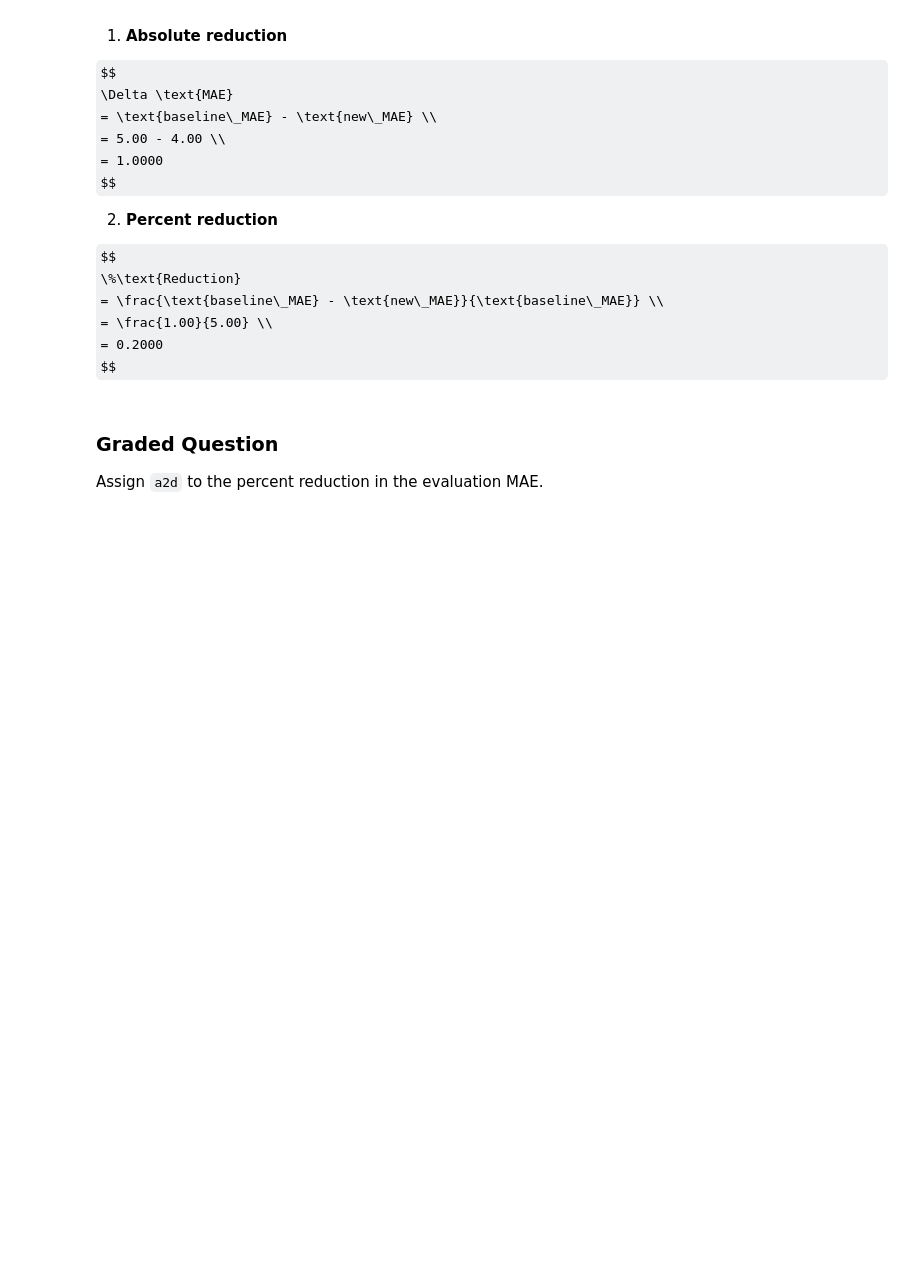
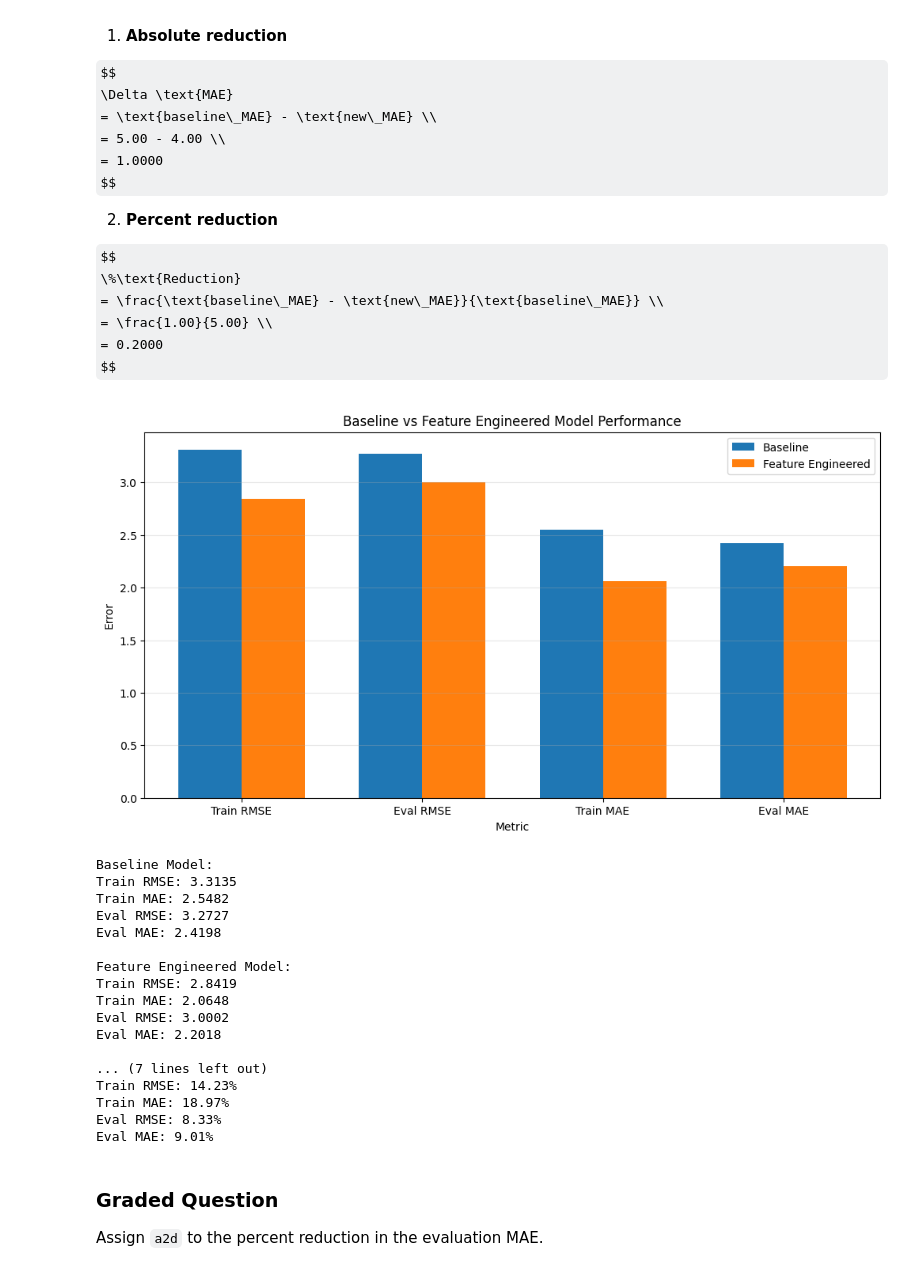
Before and after one commit to nallen35/DX_603_Allen_Noel, a Jupyter notebook: Module-3-Assignments-main/Homework_03.ipynb, the cells around one changed output. Drawn from its saved outputs; the diff is of its cells as text; code cells hidden in the pictures; some formulas as TeX source; blank space fills up the shorter version.

```diff
--- a/Module-3-Assignments-main/Homework_03.ipynb
+++ b/Module-3-Assignments-main/Homework_03.ipynb
@@ -658,6 +791,81 @@ $$
 $$
 # %%
 # Your code here; add as many cells as you need
+
+metrics = ['Train RMSE', 'Eval RMSE', 'Train MAE', 'Eval MAE']
+baseline = [train_rmse_b, eval_rmse_b, train_mae_b, eval_mae_b]
+feature_eng = [train_rmse, eval_rmse, train_mae, eval_mae]
+
+x = np.arange(len(metrics))
+width = 0.35
+
+plt.figure(figsize=(12, 6))
+plt.bar(x - width/2, baseline, width, label='Baseline')
+plt.bar(x + width/2, feature_eng, width, label='Feature Engineered')
+
+plt.xlabel('Metric')
+plt.ylabel('Error')
+plt.title('Baseline vs Feature Engineered Model Performance')
+plt.xticks(x, metrics)
+plt.legend()
+plt.grid(axis='y', alpha=0.3)
+plt.show()
+
+# Absolute reductions
+abs_red_train_rmse = train_rmse_b - train_rmse
+abs_red_eval_rmse = eval_rmse_b - eval_rmse
+abs_red_train_mae = train_mae_b - train_mae
+abs_red_eval_mae = eval_mae_b - eval_mae
+
+# Percent reductions
+pct_red_train_rmse = (train_rmse_b - train_rmse) / train_rmse_b * 100
+pct_red_eval_rmse = (eval_rmse_b - eval_rmse) / eval_rmse_b * 100
+pct_red_train_mae = (train_mae_b - train_mae) / train_mae_b * 100
+pct_red_eval_mae = (eval_mae_b - eval_mae) / eval_mae_b * 100
+
+# Print results
+print("Baseline Model:")
+print(f"Train RMSE: {train_rmse_b:.4f}")
+print(f"Train MAE: {train_mae_b:.4f}")
+print(f"Eval RMSE: {eval_rmse_b:.4f}")
+print(f"Eval MAE: {eval_mae_b:.4f}")
+
+print("\nFeature Engineered Model:")
+print(f"Train RMSE: {train_rmse:.4f}")
+print(f"Train MAE: {train_mae:.4f}")
+print(f"Eval RMSE: {eval_rmse:.4f}")
+print(f"Eval MAE: {eval_mae:.4f}")
+
+print("\nAbsolute Reductions:")
+print(f"Train RMSE: {abs_red_train_rmse:.4f}")
+print(f"Train MAE: {abs_red_train_mae:.4f}")
+print(f"Eval RMSE: {abs_red_eval_rmse:.4f}")
+print(f"Eval MAE: {abs_red_eval_mae:.4f}")
+
+print("\nPercent Reductions:")
+print(f"Train RMSE: {pct_red_train_rmse:.2f}%")
+print(f"Train MAE: {pct_red_train_mae:.2f}%")
+print(f"Eval RMSE: {pct_red_eval_rmse:.2f}%")
+print(f"Eval MAE: {pct_red_eval_mae:.2f}%")
+# %% [output]
+[figure, added]
+Baseline Model:
+Train RMSE: 3.3135
+Train MAE: 2.5482
+Eval RMSE: 3.2727
+Eval MAE: 2.4198
+
+Feature Engineered Model:
+Train RMSE: 2.8419
+Train MAE: 2.0648
+Eval RMSE: 3.0002
+Eval MAE: 2.2018
+
+... (7 lines left out)
+Train RMSE: 14.23%
+Train MAE: 18.97%
+Eval RMSE: 8.33%
+Eval MAE: 9.01%
 # %% [markdown]
 ### Graded Question
 
```
Also changed, not shown: parts of 15 cells of this notebook.
